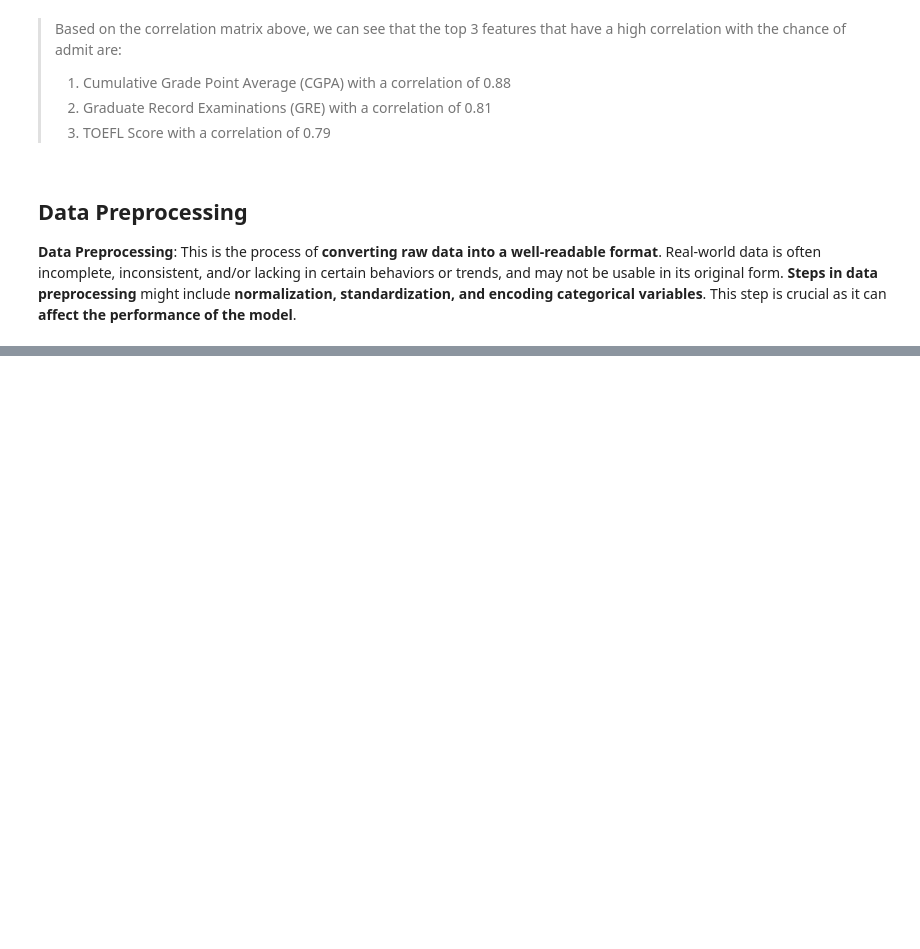
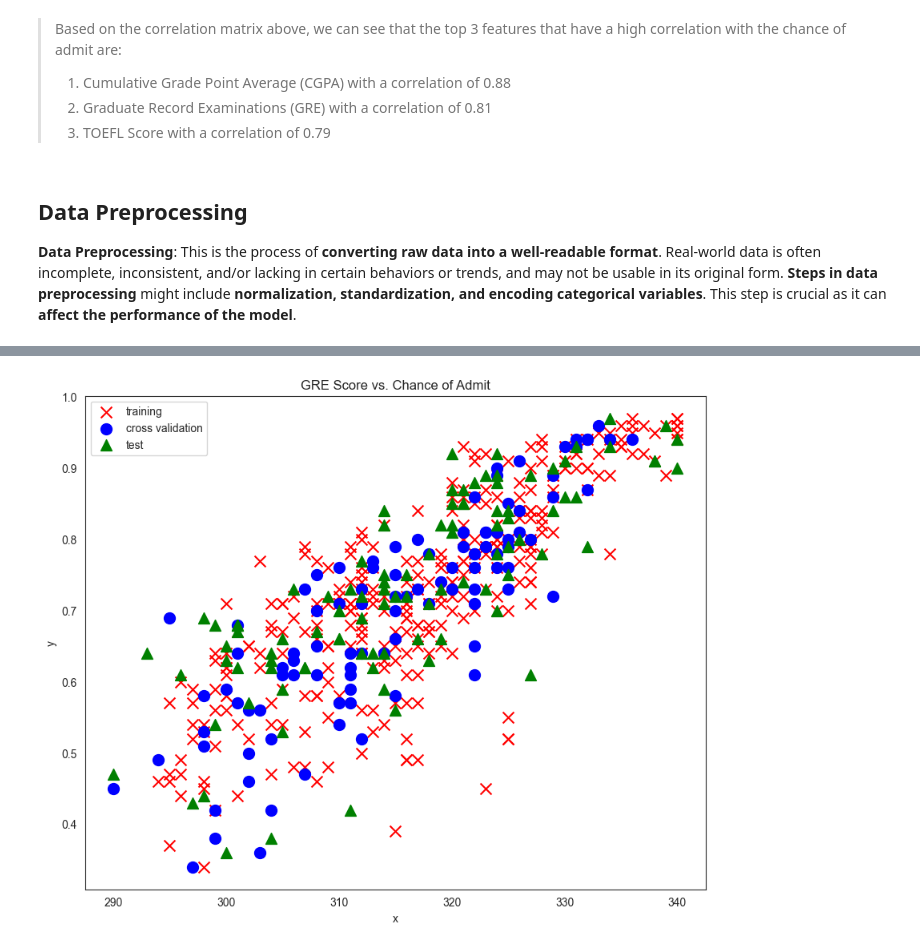
Before and after one commit to stefansphtr/Deep-Learning-Regression-with-Admissions-Data, a Jupyter notebook: Graduate_Admissions_Prediction_with_TensorFlow.ipynb, the cells around one changed output, grey strips where cells are left out. Cells and saved outputs as stored; diff of their text form; code cells hidden in the pictures; blank space fills up the shorter version.

Commit message:
chore(preprocessing): split the dataset

```diff
--- a/Graduate_Admissions_Prediction_with_TensorFlow.ipynb
+++ b/Graduate_Admissions_Prediction_with_TensorFlow.ipynb
@@ -638,0 +648,14 @@ utils.plot_heatmap(
+# %%
+# Define the features and target variable
+X = df_admissions.drop(["chance_of_admit", "gre_score_category", "serial_no."], axis=1)
+y = df_admissions["chance_of_admit"]
+
+# Check the shape of the features and target variable
+print(f"The shape of the features is: {X.shape}")
+print(f"The shape of the target variable is: {y.shape}")
+
+# Reshape the target variable to a 2D array
+y = np.expand_dims(y, axis=1)
+
+# Check the shape of the target variable after reshaping
+print(f"The new shape of the target variable is: {y.shape}")
@@ -638,0 +666,16 @@ utils.plot_heatmap(
+# %%
+# Get 60% of the dataset as the training set. Put the remaining 40% in temporary variable x_ and y_
+x_train, x_, y_train, y_ = train_test_split(X, y, test_size=0.4, random_state=23)
+
+# Split the remaining 40% of the dataset into validation and test sets
+x_val, x_test, y_val, y_test = train_test_split(x_, y_, test_size=0.5, random_state=23)
+
+# Delete the temporary variables x_ and y_
+del x_, y_
+
+print(f"The shape of the training set (input) is: {x_train.shape}")
+print(f"The shape of the training set (target) is: {y_train.shape}\n")
+print(f"The shape of the cross validation set (input) is: {x_val.shape}")
+print(f"The shape of the cross validation set (target) is: {y_val.shape}\n")
+print(f"The shape of the test set (input) is: {x_test.shape}")
+print(f"The shape of the test set (target) is: {y_test.shape}")
@@ -638,0 +691,14 @@ utils.plot_heatmap(
+# %%
+# GRE Score vs Chance of Admit
+# Plot the training set, cross-validation set, and test set
+utils.plot_train_cv_test(
+    x_train["gre_score"],
+    y_train,
+    x_val["gre_score"],
+    y_val,
+    x_test["gre_score"],
+    y_test,
+    "GRE Score vs. Chance of Admit",
+)
+# %% [output]
+[figure, added]
```
Also changed, not shown: parts of 11 cells of this notebook, 1 other file.
